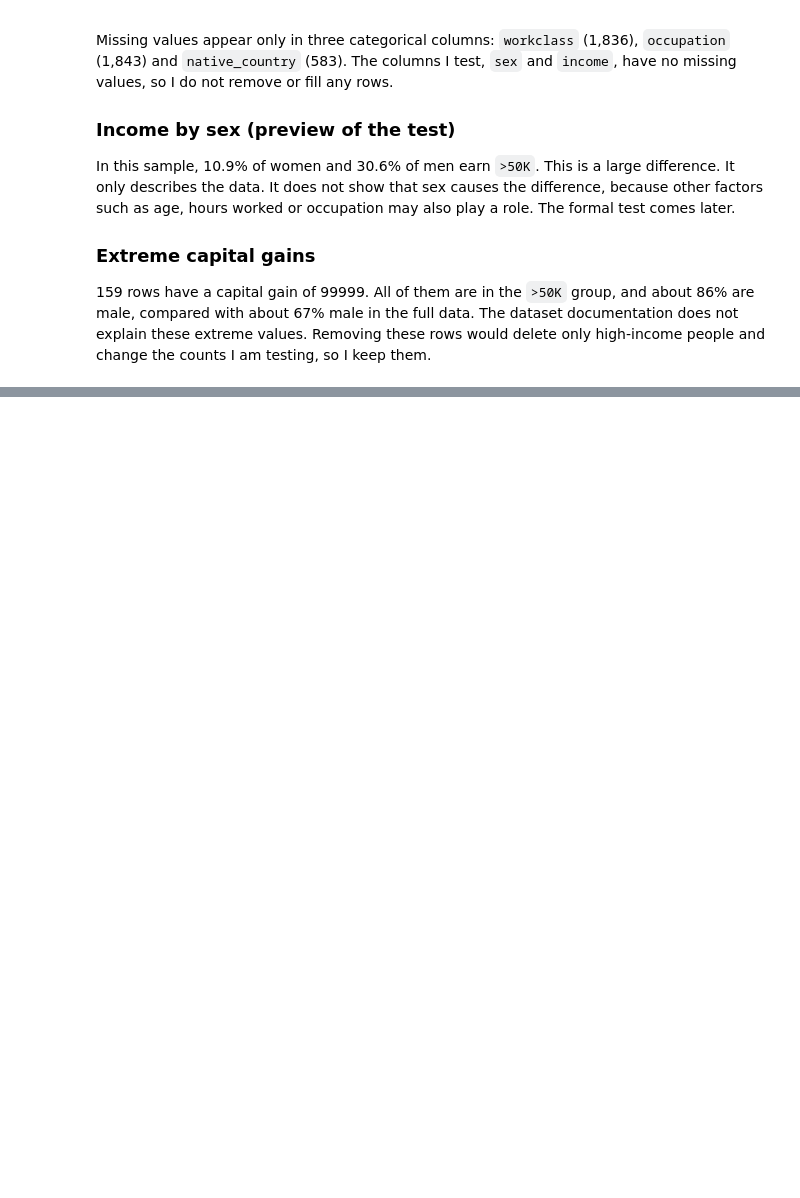
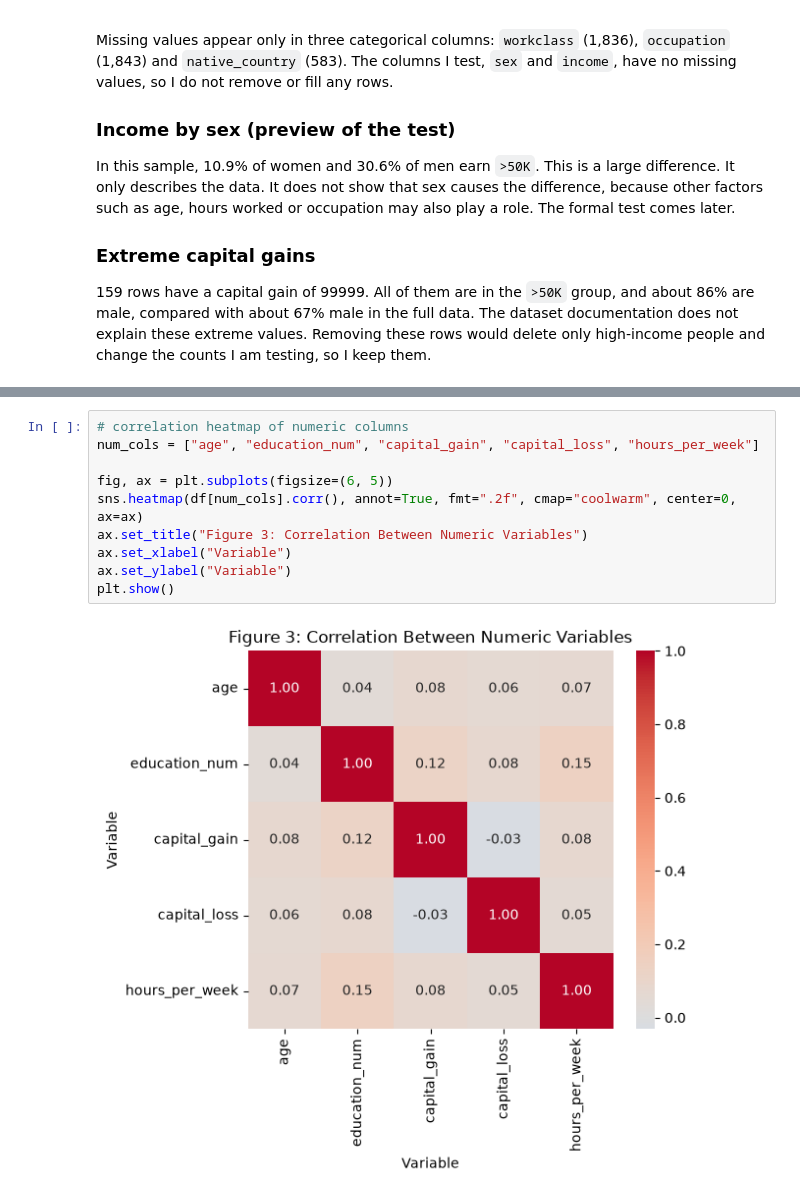
Before and after one commit to bnwiran/statistical-analysis-using-python-project, a Jupyter notebook: analysis.ipynb, the cells around one changed output, grey strips where cells are left out. Cells and saved outputs as stored; diff of their text form; blank space fills up the shorter version.

```diff
--- a/analysis.ipynb
+++ b/analysis.ipynb
@@ -214,0 +248,12 @@ In this sample, 10.9% of women and 30.6% of men earn `>50K`. This is a large dif
+# %%
+# correlation heatmap of numeric columns
+num_cols = ["age", "education_num", "capital_gain", "capital_loss", "hours_per_week"]
+
+fig, ax = plt.subplots(figsize=(6, 5))
+sns.heatmap(df[num_cols].corr(), annot=True, fmt=".2f", cmap="coolwarm", center=0, ax=ax)
+ax.set_title("Figure 3: Correlation Between Numeric Variables")
+ax.set_xlabel("Variable")
+ax.set_ylabel("Variable")
+plt.show()
+# %% [output]
+[figure, added]
```
Also changed, not shown: parts of 7 cells of this notebook.
